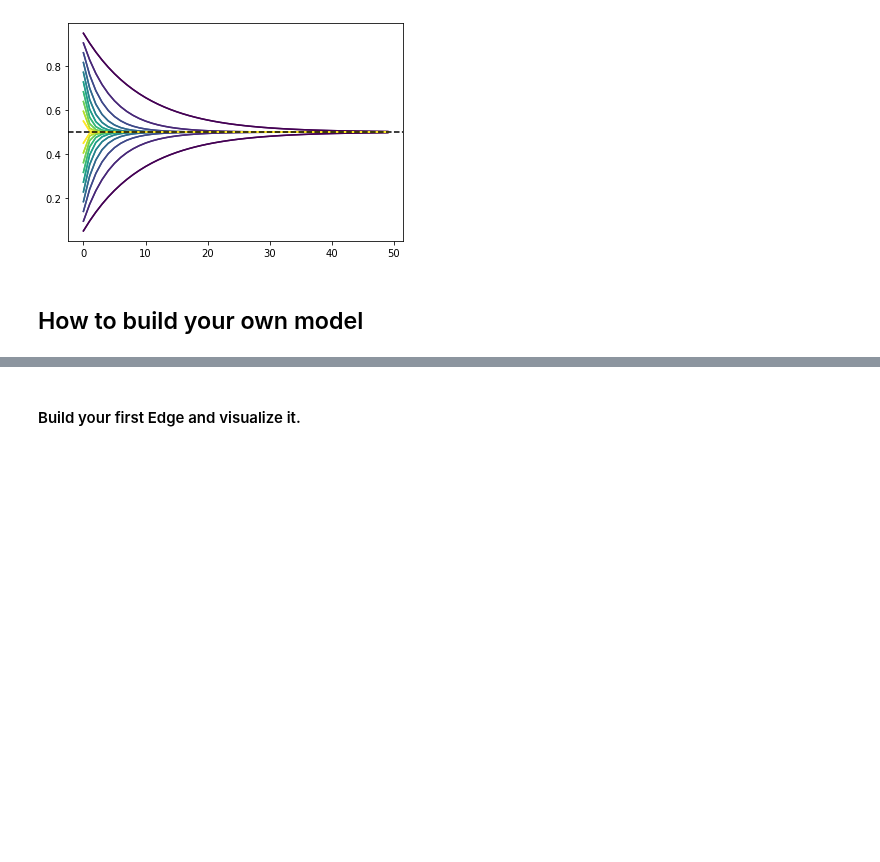
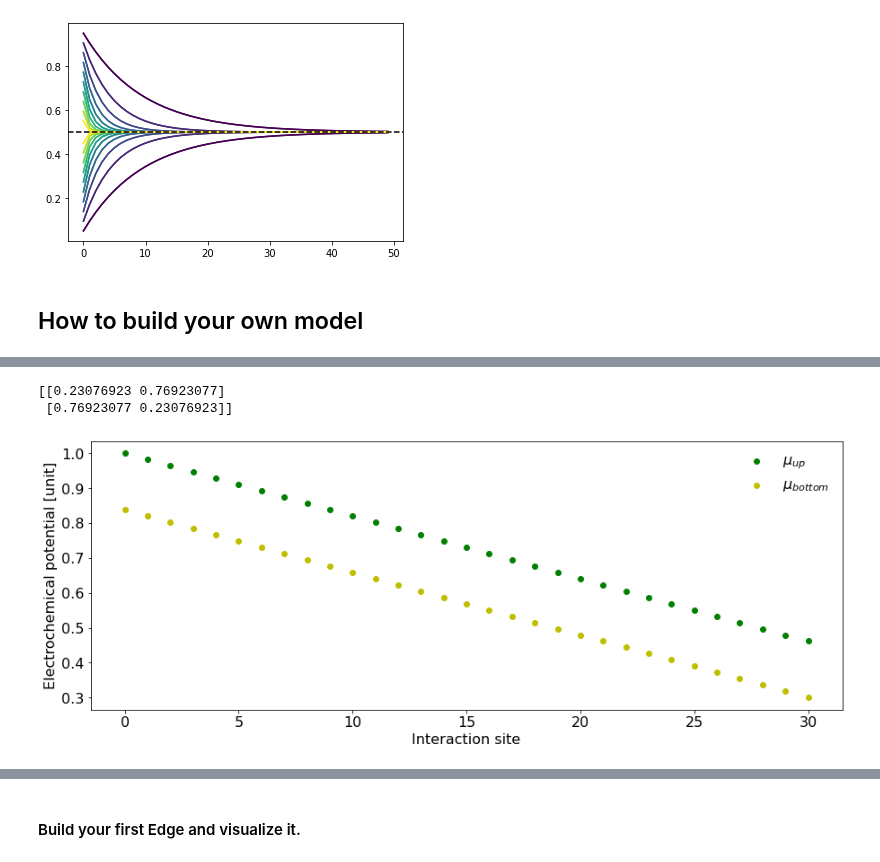
Before and after one commit to LarsonLaugh/Counterfusion, a Jupyter notebook: demo.ipynb, the cells around one changed output, grey strips where cells are left out. Cells and saved outputs as stored; diff of their text form; code cells hidden in the pictures; blank space fills up the shorter version.

```diff
--- a/demo.ipynb
+++ b/demo.ipynb
@@ -193,0 +201,32 @@ plt.scatter(np.arange(0,31,1),states[1,:])
+# %%
+from counterfusion import *
+import numpy as np
+import matplotlib.pyplot as plt
+plt.rcParams.update({'font.size': 16})
+#===============================================================
+# General information for the edge - Hyperparameters
+totalNumMover = 2
+numForwardMover = 1
+initStates = [1,0.3]
+#===============================================================
+# Information of scattering events
+# Interaction parameters
+v01 = 0.2
+edgeDef = [[0,1,v01,30]]
+edgeInfo = generate_bynumber(edgeDef)
+edge = Edge(edgeInfo,totalNumMover,numForwardMover)
+states = edge.status_check(initStates)
+plt.figure(figsize=(15,5.5))
+plt.scatter(np.arange(0,31,1),states[0,:],c='g',label='$\\mu_{up}$')
+plt.scatter(np.arange(0,31,1),states[1,:],c='y', label='$\\mu_{bottom}$')
+# plt.scatter(np.arange(0,31,1),states[0,:]-states[1,:][::-1],c='k',label='$\\mu_{up}-\\mu_{bottom}$')
+# plt.plot(np.arange(0,31,1),[(states[0,0]-states[1,0])*np.exp(-x/4.5)for x in np.arange(0,31,1)],c='c',label='$e^{-x/l_{eq}}$')
+plt.legend(loc='upper right',frameon=False)
+plt.xlabel('Interaction site')
+plt.ylabel('Electrochemical potential [unit]')
+print(edge.trans_mat())
+plt.savefig("counterpropagating.png")
+# %% [output]
+[[0.23076923 0.76923077]
+ [0.76923077 0.23076923]]
+[figure, added]
```
Also changed, not shown: parts of 2 cells of this notebook, 4 other files.
